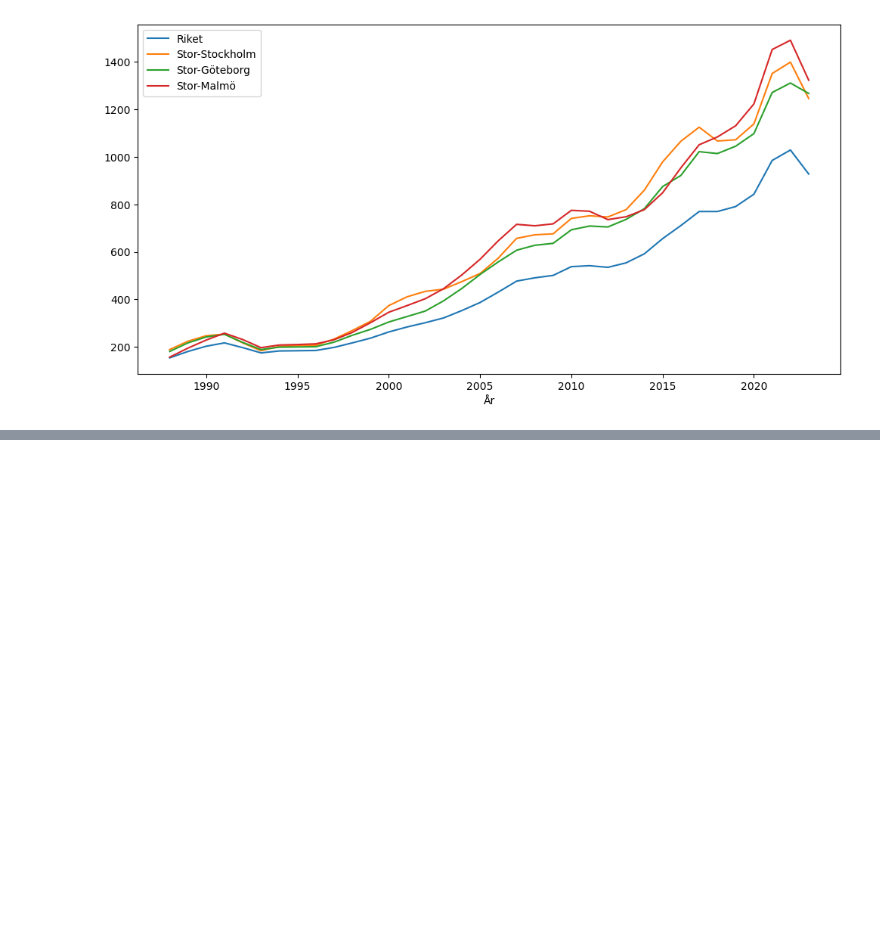
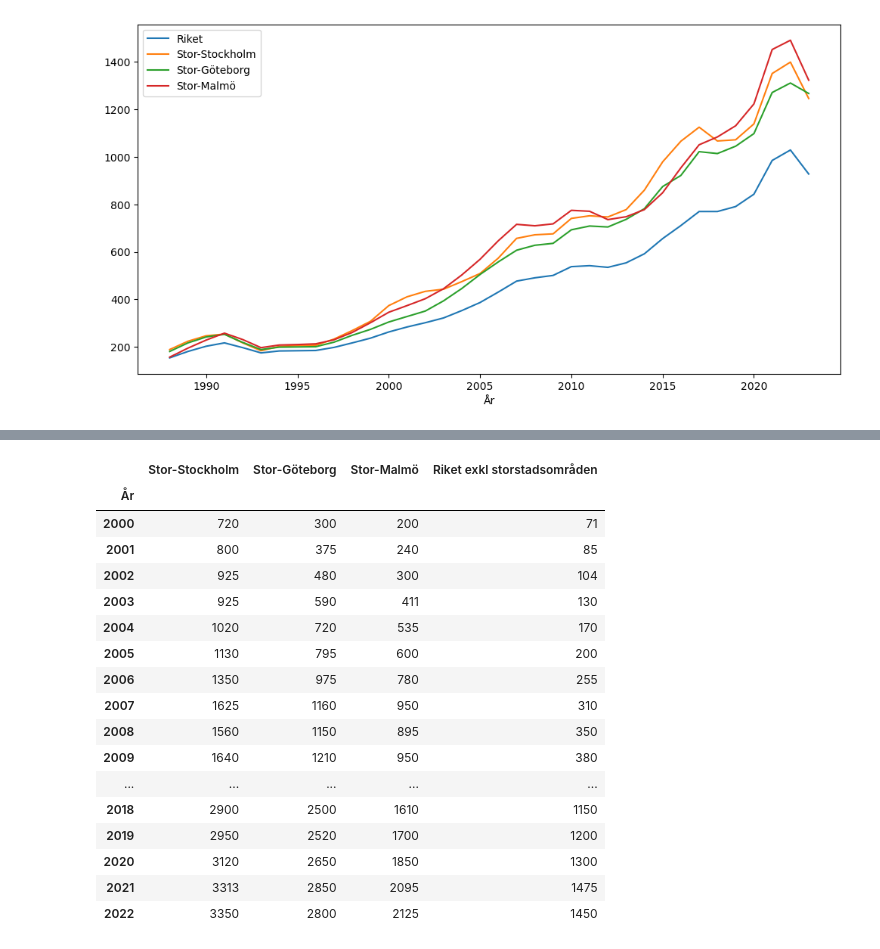
Before and after one commit to MarcusT96/PythonProject4School, a Jupyter notebook: PythonProject.ipynb, the cells around one changed output, grey strips where cells are left out. Saved outputs shown, nothing was run; the diff lists cells and outputs as text; code cells hidden in the pictures; blank space fills up the shorter version.

```diff
--- a/PythonProject.ipynb
+++ b/PythonProject.ipynb
@@ -37,0 +59,23 @@ df_property_price.plot(figsize=(12,6))
+# %%
+df_bostadsratt = pd.read_excel("bostadsrattspriser.xlsx")
+# %%
+df_bostadsratt.set_index("År")
+# %% [output]
+|  | Stor-Stockholm | Stor-Göteborg | Stor-Malmö | Riket exkl storstadsområden |
+| År |  |  |  |  |
+| 2000 | 720 | 300 | 200 | 71 |
+| 2001 | 800 | 375 | 240 | 85 |
+| 2002 | 925 | 480 | 300 | 104 |
+| 2003 | 925 | 590 | 411 | 130 |
+| 2004 | 1020 | 720 | 535 | 170 |
+| 2005 | 1130 | 795 | 600 | 200 |
+| 2006 | 1350 | 975 | 780 | 255 |
+| 2007 | 1625 | 1160 | 950 | 310 |
+| 2008 | 1560 | 1150 | 895 | 350 |
+| 2009 | 1640 | 1210 | 950 | 380 |
+| ... | ... | ... | ... | ... |
+| 2018 | 2900 | 2500 | 1610 | 1150 |
+| 2019 | 2950 | 2520 | 1700 | 1200 |
+| 2020 | 3120 | 2650 | 1850 | 1300 |
+| 2021 | 3313 | 2850 | 2095 | 1475 |
+| 2022 | 3350 | 2800 | 2125 | 1450 |
```
Also changed, not shown: parts of 4 cells of this notebook, 1 other file.
